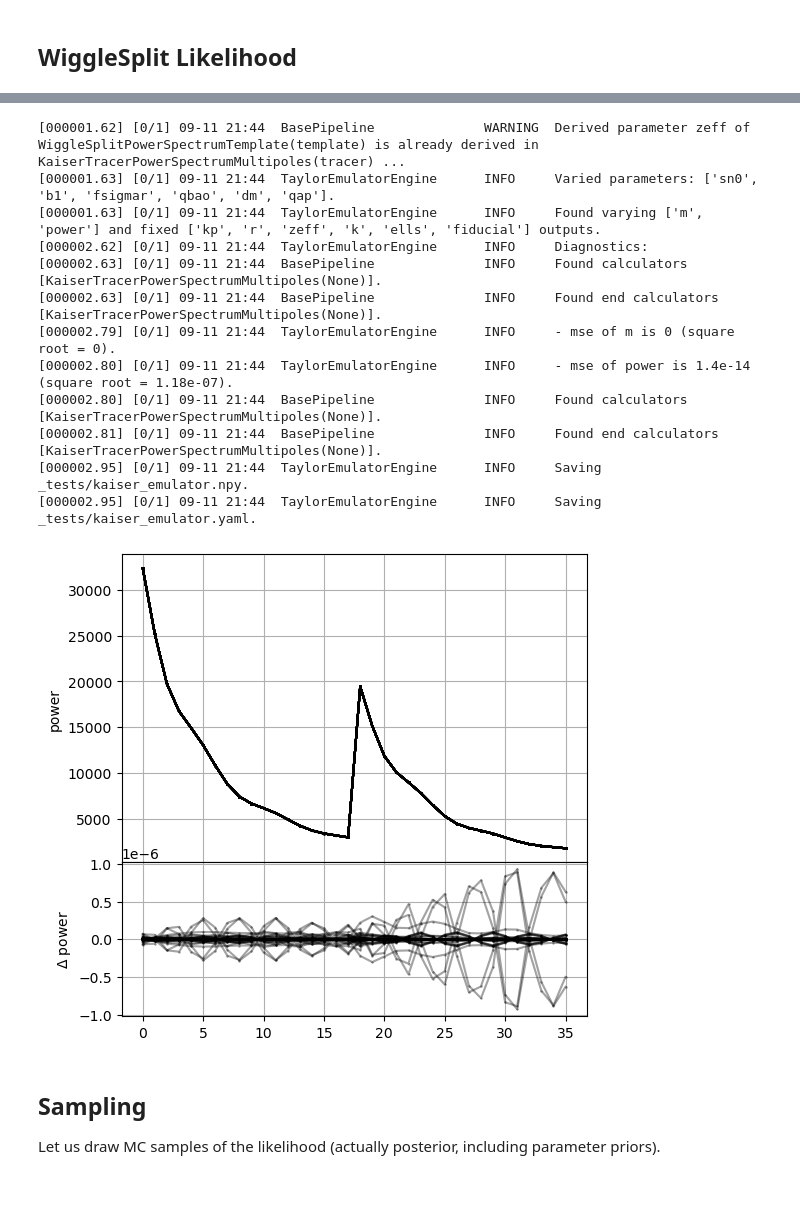
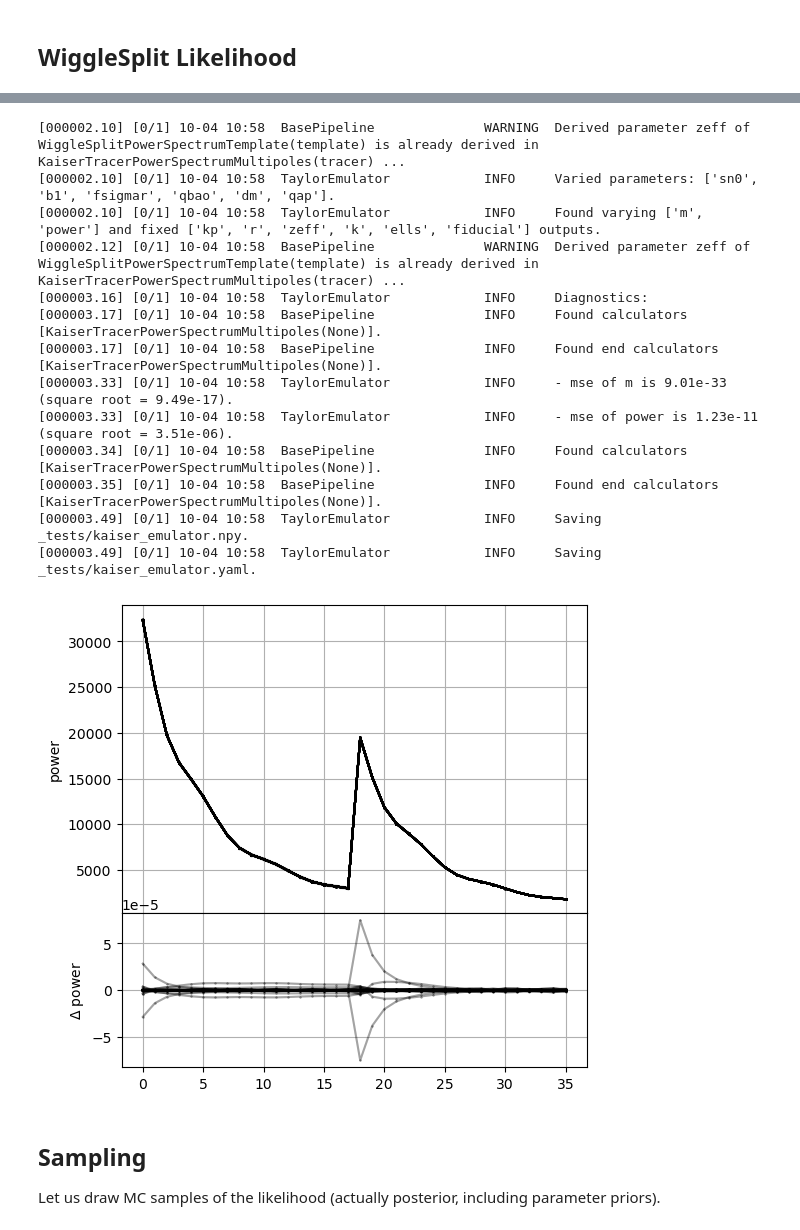
Before and after one commit to adematti/cosmofit, a Jupyter notebook: nb/fs_wigglesplit_examples.ipynb, the cells around one changed output, grey strips where cells are left out. Saved outputs shown, nothing was run; the diff lists cells and outputs as text; code cells hidden in the pictures; blank space fills up the shorter version.

```diff
--- a/nb/fs_wigglesplit_examples.ipynb
+++ b/nb/fs_wigglesplit_examples.ipynb
@@ -46,28 +46,28 @@ for i in range(1000):
 ## WiggleSplit Likelihood
 # %%
 config = {}
-config['like'] = {'class': 'cosmofit.likelihoods.PowerSpectrumMultipolesLikelihood',
+config['like'] = {'class': 'cosmofit.likelihoods.clustering.PowerSpectrumMultipolesLikelihood',
                   'init': {'data': mocks, 'covariance': mocks, 'covariance_scale': True,
                            'klim': {0: [0.02, 0.2], 2: [0.02, 0.2]},  # fit monopole and quadrupole, between 0.02 and 0.2 h/Mpc
                            'zeff': z, 'fiducial': 'DESI'}}
 # Here we use Kaiser power spectrum for fast calculation,
 #  but there is also LPTTracerPowerSpectrumMultipoles based on Velocileptors
-config['tracer'] = {'class': 'cosmofit.theories.full_shape.KaiserTracerPowerSpectrumMultipoles',
-                    'params': {'b1': {'ref': {'dist': 'uniform', 'limits': [1.95, 2.05]}}},
+config['tracer'] = {'class': 'cosmofit.theories.clustering.KaiserTracerPowerSpectrumMultipoles',
+                    'params': {'b1': {'ref': {'dist': 'uniform', 'limits': [1.99, 2.01]}}},
                                'sn0': {'ref': {'dist': 'uniform', 'limits': [-50., 50.]}}}
                     #'init': {'mu': 50}}  # only 50 mu (instead of 200) to speed up calculation in this notebook
-config['param'] = {'class': 'cosmofit.theories.power_template.WiggleSplitPowerSpectrumParameterization',
+config['param'] = {'class': 'cosmofit.theories.clustering.WiggleSplitPowerSpectrumParameterization',
                    'params': {#'.fixed': 'q*',
                               'fsigmar': {'value': 0.43, 'ref': {'dist': 'uniform', 'limits': [0.42, 0.44]}},
-                              'q*': {'ref': {'dist': 'uniform', 'limits': [0.99, 1.01]}}}}
+                              'q*': {'ref': {'dist': 'uniform', 'limits': [0.998, 1.002]}}}}
 config['cosmo'] = {'class': 'cosmofit.theories.primordial_cosmology.Cosmoprimo'}
 
 # NOTE: if we wanted to fit xi instead:
-# config['like'] = {'class': 'cosmofit.likelihoods.CorrelationFunctionMultipolesLikelihood',
+# config['like'] = {'class': 'cosmofit.likelihoods.clustering.CorrelationFunctionMultipolesLikelihood',
 #                   'init': {'data': data, 'covariance': mocks,
 #                            'slim': {0: [40., 160], 2: [40., 160]},  # fit monopole and quadrupole, between 40 and 160 Mpc/h
 #                            'zeff': z, 'fiducial': 'DESI'}}
-# config['tracer'] = {'class': 'cosmofit.theories.full_shape.KaiserTracerCorrelationFunctionMultipoles'}
+# config['tracer'] = {'class': 'cosmofit.theories.clustering.KaiserTracerCorrelationFunctionMultipoles'}
 # The rest would be the same
 
 from cosmofit import LikelihoodPipeline, setup_logging
@@ -99,32 +96,33 @@ likelihood = LikelihoodPipeline(config)
 # %%
 from cosmofit.base import BasePipeline
-from cosmofit.emulators import TaylorEmulatorEngine
+from cosmofit.emulators import TaylorEmulator
 
 pipeline = likelihood.select('tracer', type=BasePipeline)
-emulator = TaylorEmulatorEngine(pipeline, order={'*': 2, 'sn0': 1})  # order 2 except for sn0 (order 1 is enough)
+emulator = TaylorEmulator(pipeline, order={'*': 2, 'sn0': 1})  # order 2 except for sn0 (order 1 is enough)
 emulator.set_samples()
 emulator.fit()
 emulator.check()
 emulator.plot(name='power')
 
 import os
 base_dir = '_tests'
 kaiser_emulator_fn = os.path.join(base_dir, 'kaiser_emulator.npy')
 emulator.save(kaiser_emulator_fn)
 # %% [output]
-[000001.62] [0/1] 09-11 21:44  BasePipeline              WARNING  Derived parameter zeff of WiggleSplitPowerSpectrumTemplate(template) is already derived in KaiserTracerPowerSpectrumMultipoles(tracer) ...
-[000001.63] [0/1] 09-11 21:44  TaylorEmulatorEngine      INFO     Varied parameters: ['sn0', 'b1', 'fsigmar', 'qbao', 'dm', 'qap'].
-[000001.63] [0/1] 09-11 21:44  TaylorEmulatorEngine      INFO     Found varying ['m', 'power'] and fixed ['kp', 'r', 'zeff', 'k', 'ells', 'fiducial'] outputs.
-[000002.62] [0/1] 09-11 21:44  TaylorEmulatorEngine      INFO     Diagnostics:
-[000002.63] [0/1] 09-11 21:44  BasePipeline              INFO     Found calculators [KaiserTracerPowerSpectrumMultipoles(None)].
-[000002.63] [0/1] 09-11 21:44  BasePipeline              INFO     Found end calculators [KaiserTracerPowerSpectrumMultipoles(None)].
-[000002.79] [0/1] 09-11 21:44  TaylorEmulatorEngine      INFO     - mse of m is 0 (square root = 0).
-[000002.80] [0/1] 09-11 21:44  TaylorEmulatorEngine      INFO     - mse of power is 1.4e-14 (square root = 1.18e-07).
-[000002.80] [0/1] 09-11 21:44  BasePipeline              INFO     Found calculators [KaiserTracerPowerSpectrumMultipoles(None)].
-[000002.81] [0/1] 09-11 21:44  BasePipeline              INFO     Found end calculators [KaiserTracerPowerSpectrumMultipoles(None)].
-[000002.95] [0/1] 09-11 21:44  TaylorEmulatorEngine      INFO     Saving _tests/kaiser_emulator.npy.
-[000002.95] [0/1] 09-11 21:44  TaylorEmulatorEngine      INFO     Saving _tests/kaiser_emulator.yaml.
+[000002.10] [0/1] 10-04 10:58  BasePipeline              WARNING  Derived parameter zeff of WiggleSplitPowerSpectrumTemplate(template) is already derived in KaiserTracerPowerSpectrumMultipoles(tracer) ...
+[000002.10] [0/1] 10-04 10:58  TaylorEmulator            INFO     Varied parameters: ['sn0', 'b1', 'fsigmar', 'qbao', 'dm', 'qap'].
+[000002.10] [0/1] 10-04 10:58  TaylorEmulator            INFO     Found varying ['m', 'power'] and fixed ['kp', 'r', 'zeff', 'k', 'ells', 'fiducial'] outputs.
+[000002.12] [0/1] 10-04 10:58  BasePipeline              WARNING  Derived parameter zeff of WiggleSplitPowerSpectrumTemplate(template) is already derived in KaiserTracerPowerSpectrumMultipoles(tracer) ...
+[000003.16] [0/1] 10-04 10:58  TaylorEmulator            INFO     Diagnostics:
+[000003.17] [0/1] 10-04 10:58  BasePipeline              INFO     Found calculators [KaiserTracerPowerSpectrumMultipoles(None)].
+[000003.17] [0/1] 10-04 10:58  BasePipeline              INFO     Found end calculators [KaiserTracerPowerSpectrumMultipoles(None)].
+[000003.33] [0/1] 10-04 10:58  TaylorEmulator            INFO     - mse of m is 9.01e-33 (square root = 9.49e-17).
+[000003.33] [0/1] 10-04 10:58  TaylorEmulator            INFO     - mse of power is 1.23e-11 (square root = 3.51e-06).
+[000003.34] [0/1] 10-04 10:58  BasePipeline              INFO     Found calculators [KaiserTracerPowerSpectrumMultipoles(None)].
+[000003.35] [0/1] 10-04 10:58  BasePipeline              INFO     Found end calculators [KaiserTracerPowerSpectrumMultipoles(None)].
+[000003.49] [0/1] 10-04 10:58  TaylorEmulator            INFO     Saving _tests/kaiser_emulator.npy.
+[000003.49] [0/1] 10-04 10:58  TaylorEmulator            INFO     Saving _tests/kaiser_emulator.yaml.
-[figure, old version]
+[figure, new version]
 # %% [markdown]
 ## Sampling
 Let us draw MC samples of the likelihood (actually posterior, including parameter priors).
```
Also changed, not shown: parts of 9 cells of this notebook, 53 other files.
